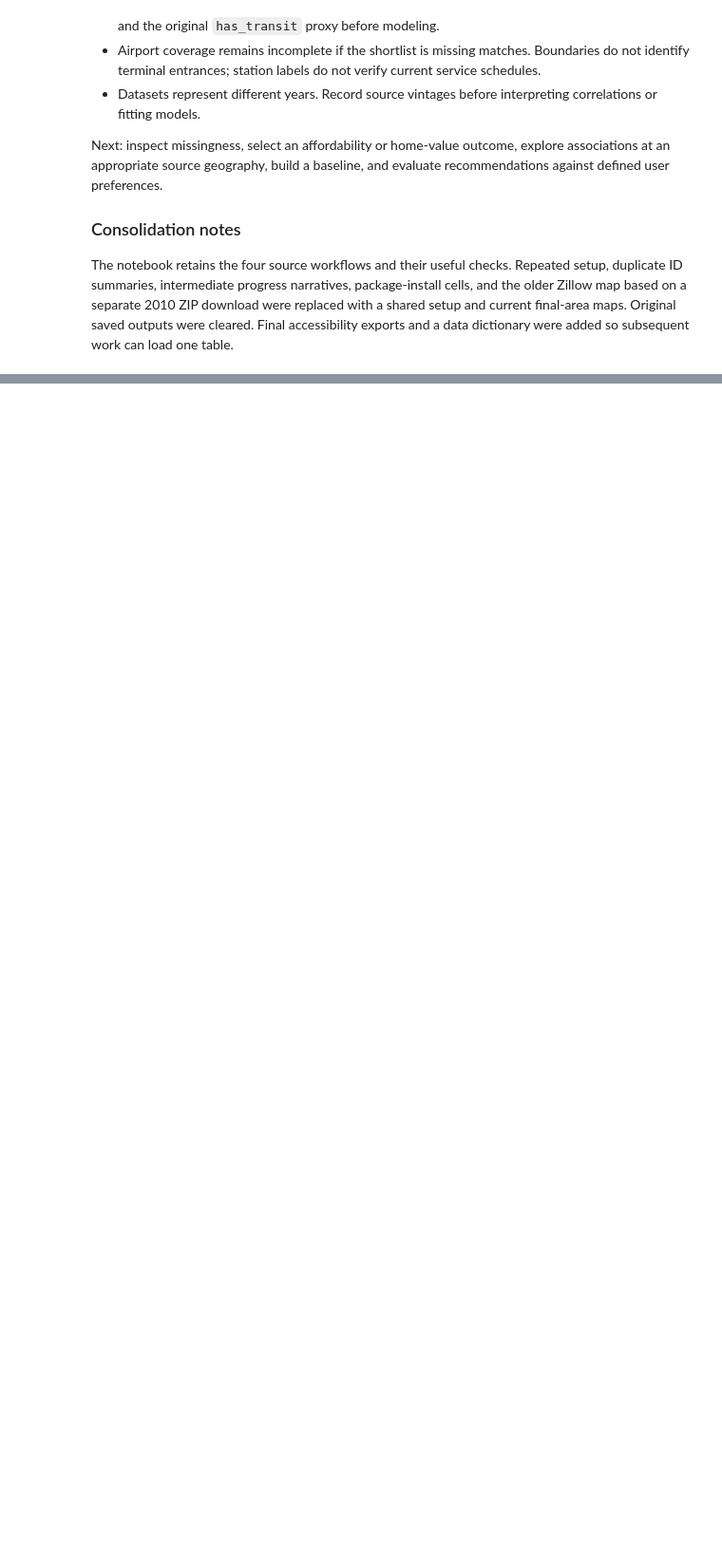
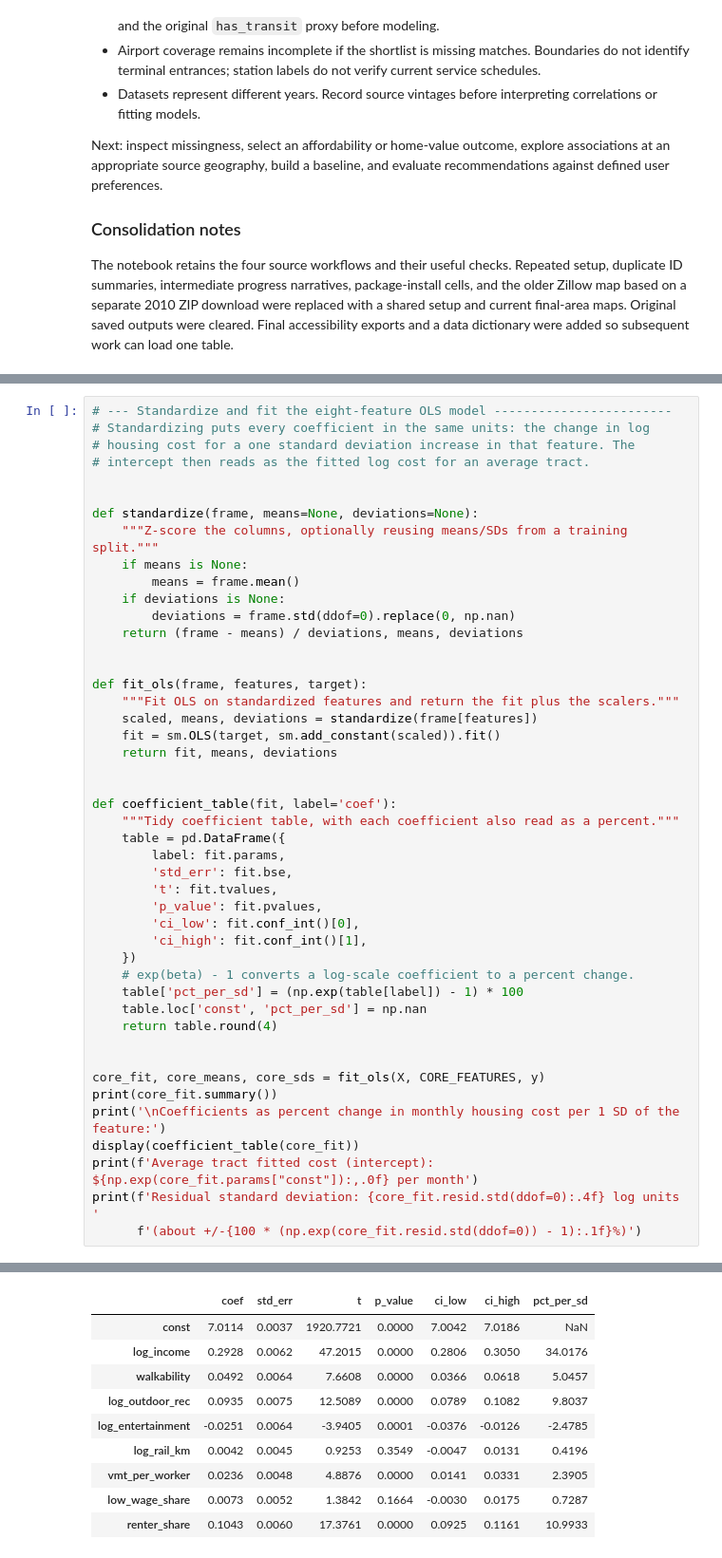
Before and after one commit to MassSarcasm/2302-group-proj, a Jupyter notebook: nc_housing_main.ipynb, the cells around one changed output, grey strips where cells are left out. Shown at 95% size. Saved outputs shown, nothing was run; the diff lists cells and outputs as text; blank space fills up the shorter version.

```diff
--- a/nc_housing_main.ipynb
+++ b/nc_housing_main.ipynb
@@ -2553,0 +2807,47 @@ The notebook retains the four source workflows and their useful checks. Repeated
+# %%
+# --- Standardize and fit the eight-feature OLS model ------------------------
+# Standardizing puts every coefficient in the same units: the change in log
+# housing cost for a one standard deviation increase in that feature. The
+# intercept then reads as the fitted log cost for an average tract.
+
+
+def standardize(frame, means=None, deviations=None):
+    """Z-score the columns, optionally reusing means/SDs from a training split."""
+    if means is None:
+        means = frame.mean()
+    if deviations is None:
+        deviations = frame.std(ddof=0).replace(0, np.nan)
+    return (frame - means) / deviations, means, deviations
+
+
+def fit_ols(frame, features, target):
+    """Fit OLS on standardized features and return the fit plus the scalers."""
+    scaled, means, deviations = standardize(frame[features])
+    fit = sm.OLS(target, sm.add_constant(scaled)).fit()
+    return fit, means, deviations
+
+
+def coefficient_table(fit, label='coef'):
+    """Tidy coefficient table, with each coefficient also read as a percent."""
+    table = pd.DataFrame({
+        label: fit.params,
+        'std_err': fit.bse,
+        't': fit.tvalues,
+        'p_value': fit.pvalues,
+        'ci_low': fit.conf_int()[0],
+        'ci_high': fit.conf_int()[1],
+    })
+    # exp(beta) - 1 converts a log-scale coefficient to a percent change.
+    table['pct_per_sd'] = (np.exp(table[label]) - 1) * 100
+    table.loc['const', 'pct_per_sd'] = np.nan
+    return table.round(4)
+
+
+core_fit, core_means, core_sds = fit_ols(X, CORE_FEATURES, y)
+print(core_fit.summary())
+print('\nCoefficients as percent change in monthly housing cost per 1 SD of the feature:')
+display(coefficient_table(core_fit))
+print(f'Average tract fitted cost (intercept): ${np.exp(core_fit.params["const"]):,.0f} per month')
+print(f'Residual standard deviation: {core_fit.resid.std(ddof=0):.4f} log units '
+      f'(about +/-{100 * (np.exp(core_fit.resid.std(ddof=0)) - 1):.1f}%)')
+# %% [output]
@@ -2553,0 +2871,10 @@ The notebook retains the four source workflows and their useful checks. Repeated
+|  | coef | std_err | t | p_value | ci_low | ci_high | pct_per_sd |
+| const | 7.0114 | 0.0037 | 1920.7721 | 0.0000 | 7.0042 | 7.0186 | NaN |
+| log_income | 0.2928 | 0.0062 | 47.2015 | 0.0000 | 0.2806 | 0.3050 | 34.0176 |
+| walkability | 0.0492 | 0.0064 | 7.6608 | 0.0000 | 0.0366 | 0.0618 | 5.0457 |
+| log_outdoor_rec | 0.0935 | 0.0075 | 12.5089 | 0.0000 | 0.0789 | 0.1082 | 9.8037 |
+| log_entertainment | -0.0251 | 0.0064 | -3.9405 | 0.0001 | -0.0376 | -0.0126 | -2.4785 |
+| log_rail_km | 0.0042 | 0.0045 | 0.9253 | 0.3549 | -0.0047 | 0.0131 | 0.4196 |
+| vmt_per_worker | 0.0236 | 0.0048 | 4.8876 | 0.0000 | 0.0141 | 0.0331 | 2.3905 |
+| low_wage_share | 0.0073 | 0.0052 | 1.3842 | 0.1664 | -0.0030 | 0.0175 | 0.7287 |
+| renter_share | 0.1043 | 0.0060 | 17.3761 | 0.0000 | 0.0925 | 0.1161 | 10.9933 |
```
Also changed, not shown: parts of 51 cells of this notebook.
